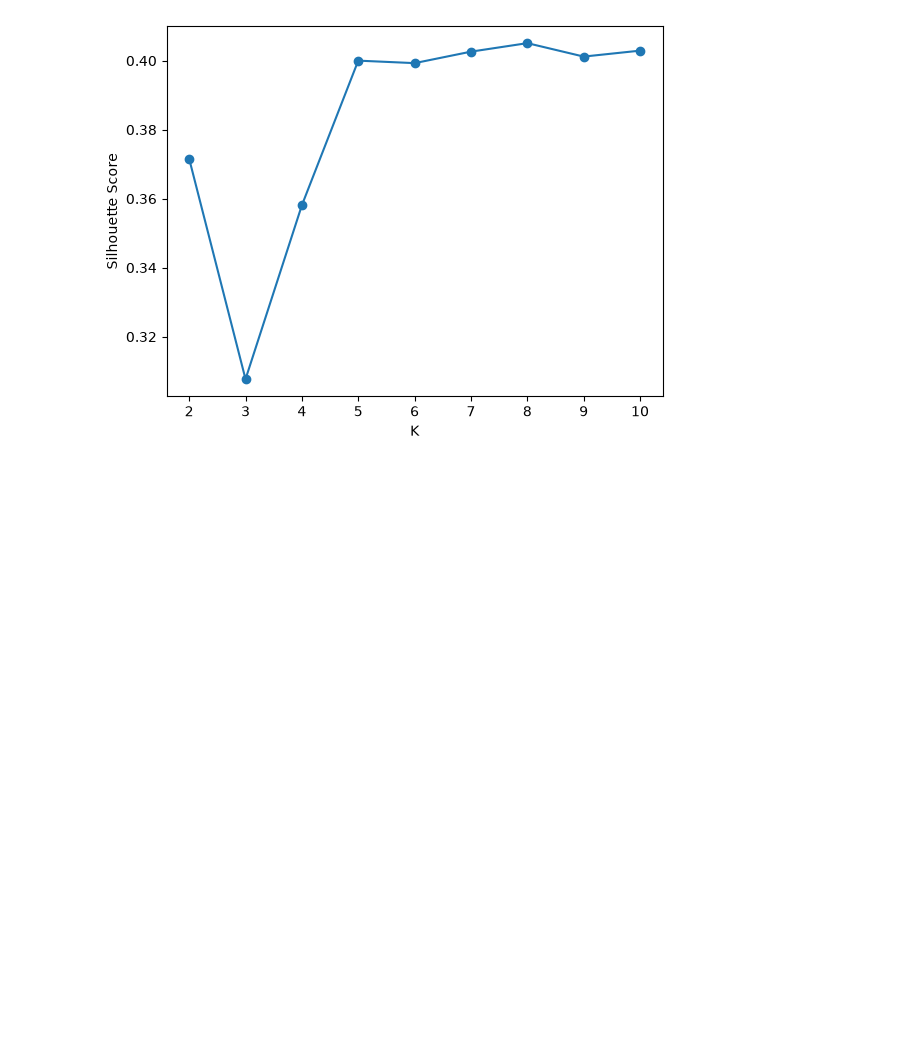
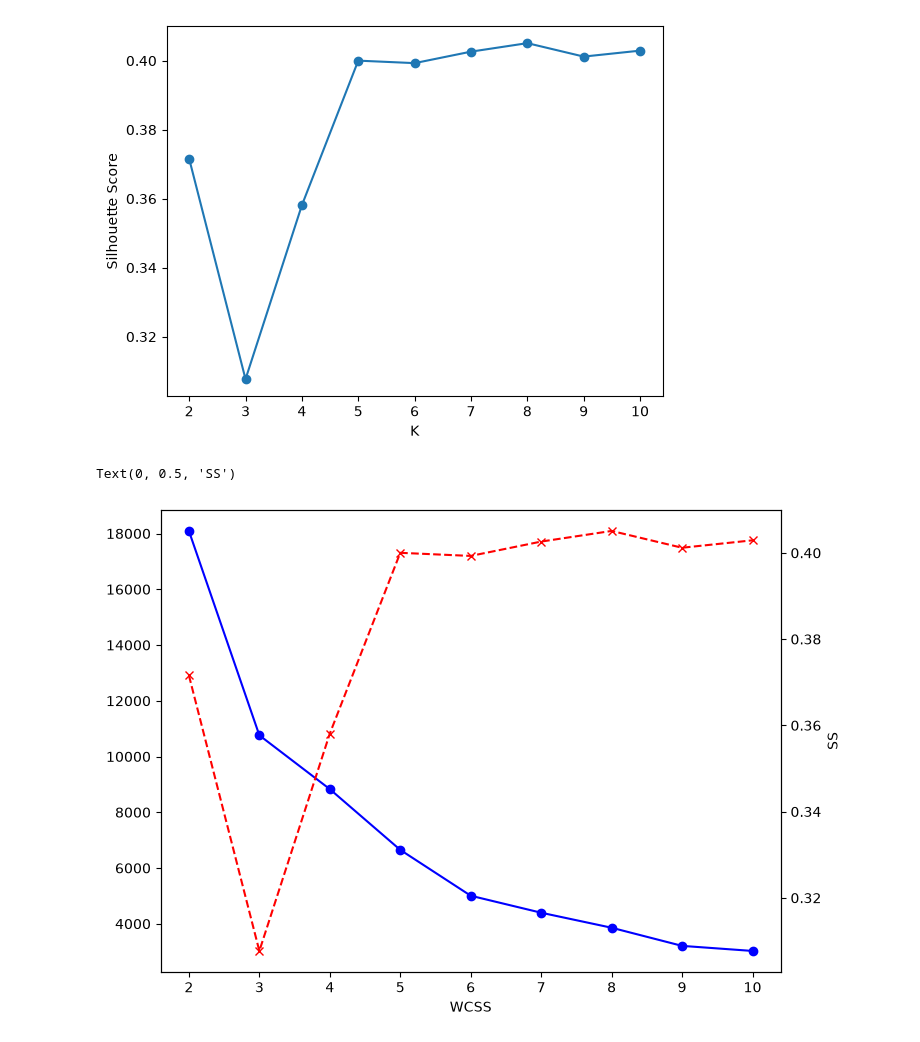
Before and after one commit to Shifa4532/SmartCartClusteringSystem, a Jupyter notebook: SmartCartClusteringSystem.ipynb, the cells around one changed output. Saved outputs shown, nothing was run; the diff lists cells and outputs as text; code cells hidden in the pictures; blank space fills up the shorter version.

Commit message:
Combined Plot

```diff
--- a/SmartCartClusteringSystem.ipynb
+++ b/SmartCartClusteringSystem.ipynb
@@ -274,3 +274,17 @@ Text(0, 0.5, 'Silhouette Score')
 [figure]
 # %%
 # Combined Plot
+
+k_range = range(2, 11)
+fig, ax1 = plt.subplots(figsize=(8, 6))
+
+ax1.plot(k_range, wcss[:len(k_range)], marker='o', color='blue')
+ax1.set_xlabel("K")
+ax1.set_xlabel("WCSS")
+
+ax2 = ax1.twinx()
+ax2.plot(k_range, scores[:len(k_range)], marker='x', color='red', linestyle='--')
+ax2.set_ylabel("SS")
+# %% [output]
+Text(0, 0.5, 'SS')
+[figure, added]
```
